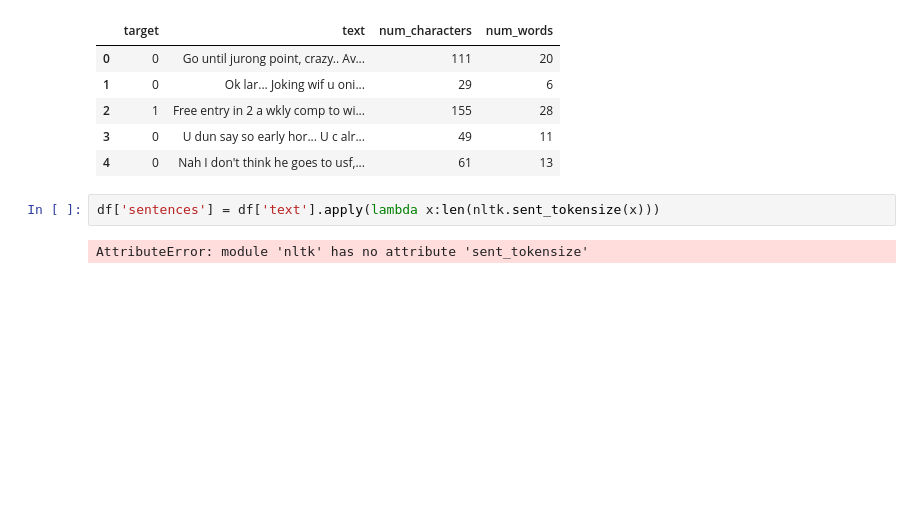
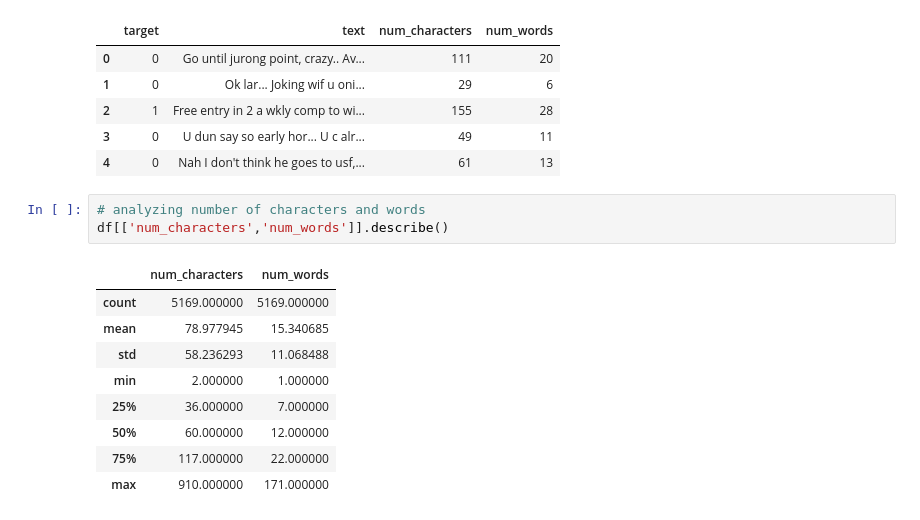
Before and after one commit to adityahacker-1/scam_msg_classifier_hackathon, a Jupyter notebook: ai/spam_email_detector.ipynb, the cells around one changed output. Cells and saved outputs as stored; diff of their text form; blank space fills up the shorter version.

```diff
--- a/ai/spam_email_detector.ipynb
+++ b/ai/spam_email_detector.ipynb
@@ -89,6 +84,15 @@ df.head()
 | 3 | 0 | U dun say so early hor... U c alr... | 49 | 11 |
 | 4 | 0 | Nah I don't think he goes to usf,... | 61 | 13 |
 # %%
-df['sentences'] = df['text'].apply(lambda x:len(nltk.sent_tokensize(x)))
+# analyzing number of characters and words
+df[['num_characters','num_words']].describe()
 # %% [output]
-AttributeError: module 'nltk' has no attribute 'sent_tokensize'
+|  | num_characters | num_words |
+| count | 5169.000000 | 5169.000000 |
+| mean | 78.977945 | 15.340685 |
+| std | 58.236293 | 11.068488 |
+| min | 2.000000 | 1.000000 |
+| 25% | 36.000000 | 7.000000 |
+| 50% | 60.000000 | 12.000000 |
+| 75% | 117.000000 | 22.000000 |
+| max | 910.000000 | 171.000000 |
```
Also changed, not shown: parts of 8 cells of this notebook.
